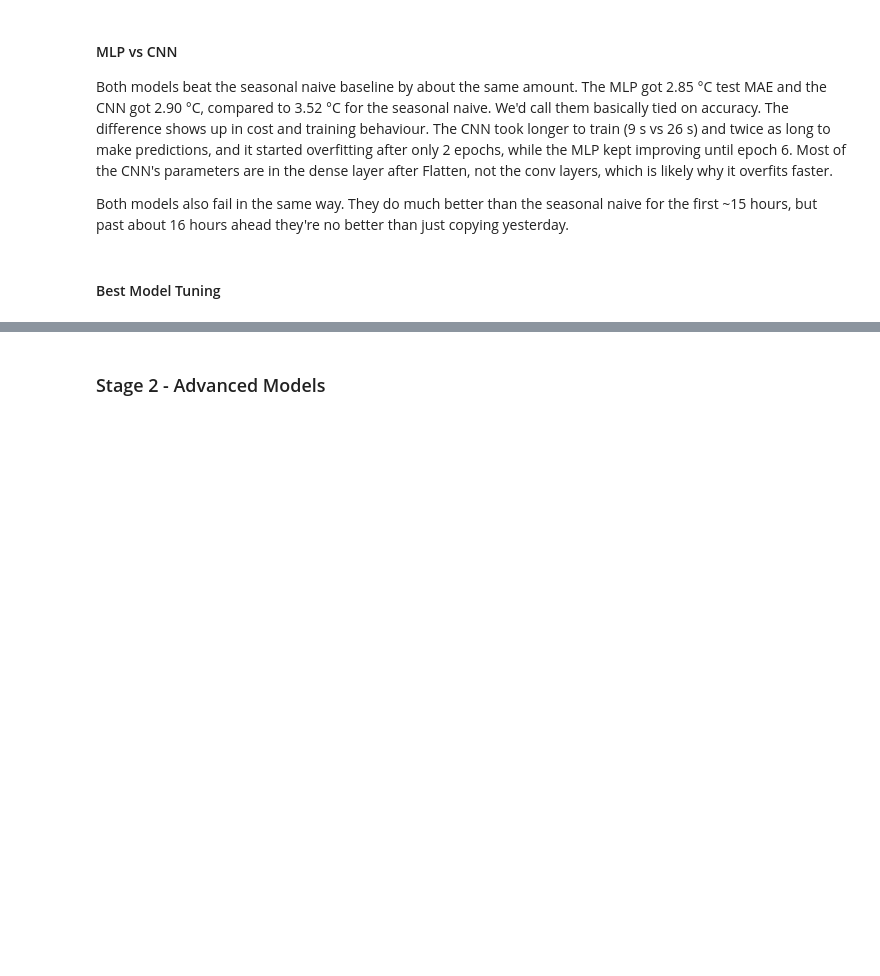
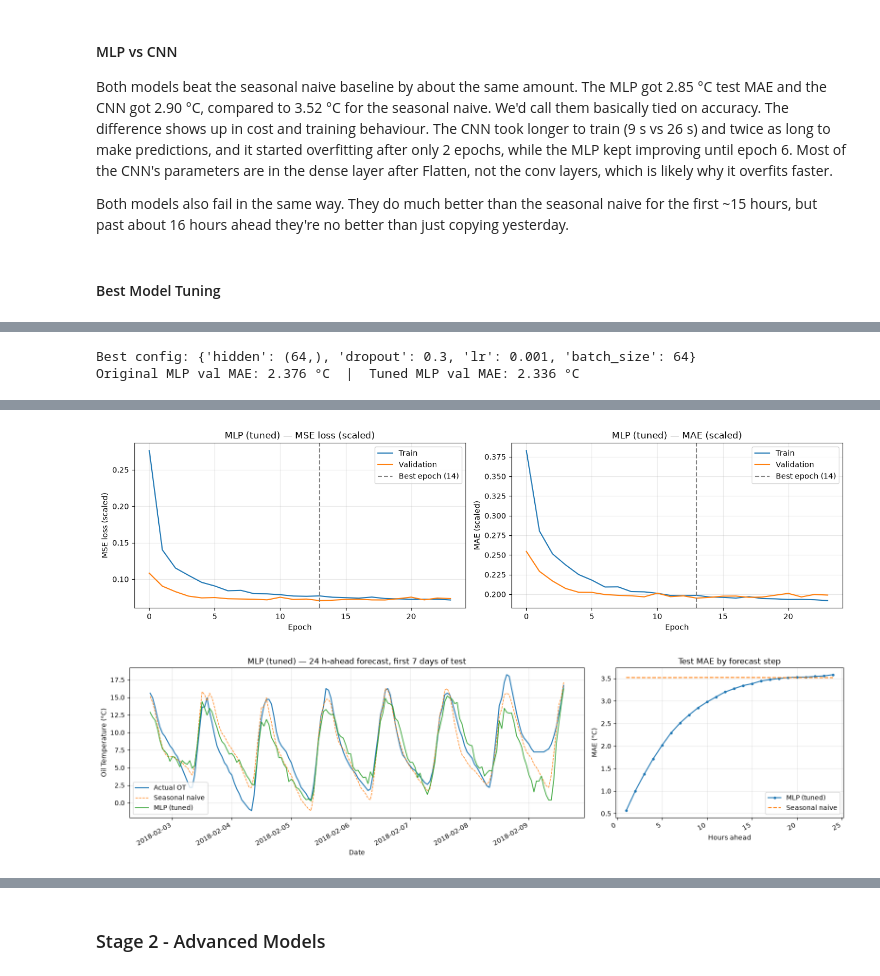
Before and after one commit to janwod/TransformerTempTracker, a Jupyter notebook: AISE4010_Project_Group07.ipynb, the cells around one changed output, grey strips where cells are left out. Saved outputs shown, nothing was run; the diff lists cells and outputs as text; code cells hidden in the pictures; blank space fills up the shorter version.

```diff
--- a/AISE4010_Project_Group07.ipynb
+++ b/AISE4010_Project_Group07.ipynb
@@ -694,0 +805,15 @@ Both models also fail in the same way. They do much better than the seasonal nai
+# %%
+# The best run is already trained, so we just evaluate it on val and test.
+best_config, mlp_tuned, mlp_tuned_hist, mlp_tuned_time = best_run
+print('Best config:', best_config)
+print(f"Original MLP val MAE: {comparison_table().loc['MLP', 'Val MAE']:.3f} °C  |  "
+      f"Tuned MLP val MAE: {best_val_mae:.3f} °C")
+
+mlp_tuned_val_pred, mlp_tuned_test_pred = evaluate_model('MLP (tuned)', mlp_tuned, mlp_tuned_hist, mlp_tuned_time)
+display(comparison_table())
+
+plot_learning_curves(mlp_tuned_hist, 'MLP (tuned)')
+plot_forecasts(mlp_tuned_test_pred, 'MLP (tuned)')
+# %% [output]
+Best config: {'hidden': (64,), 'dropout': 0.3, 'lr': 0.001, 'batch_size': 64}
+Original MLP val MAE: 2.376 °C  |  Tuned MLP val MAE: 2.336 °C
@@ -694,0 +827,2 @@ Both models also fail in the same way. They do much better than the seasonal nai
+[figure, added]
+[figure, added]
```
Also changed, not shown: parts of 5 cells of this notebook, 1 other file.
